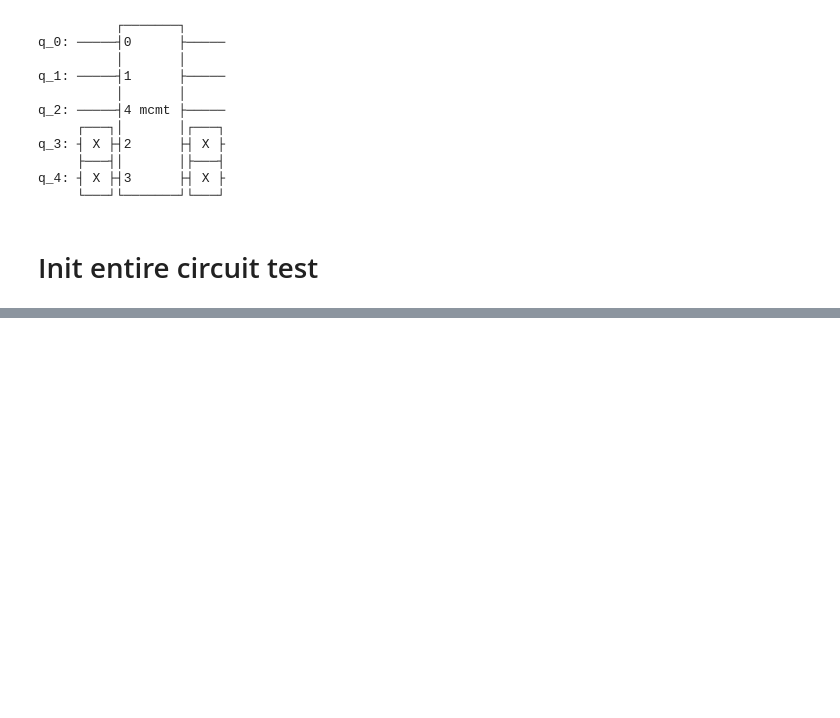
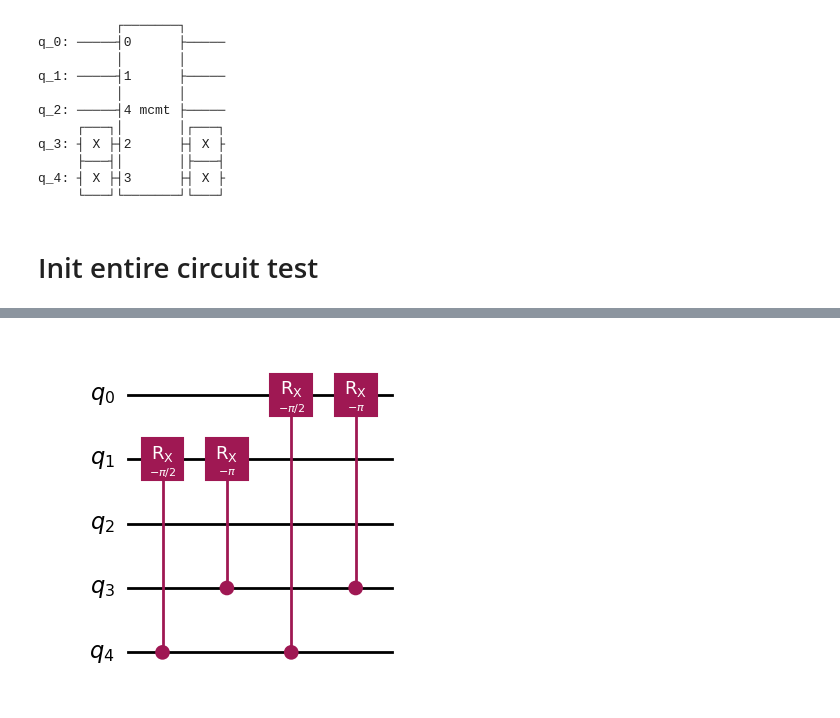
Before and after one commit to Jaybit0/QML, a Jupyter notebook: Qiskit_Modules/test.ipynb, the cells around one changed output, grey strips where cells are left out. Saved outputs shown, nothing was run; the diff lists cells and outputs as text; code cells hidden in the pictures; blank space fills up the shorter version.

```diff
--- a/Qiskit_Modules/test.ipynb
+++ b/Qiskit_Modules/test.ipynb
@@ -157,0 +222,6 @@ def build_transformation(N, R):
+# %%
+qc = build_rx(N, R)
+temp = qc.inverse()
+temp.draw(output='mpl')
+# %% [output]
+[figure, added]
```
Also changed, not shown: parts of 5 cells of this notebook, 2 other files.
